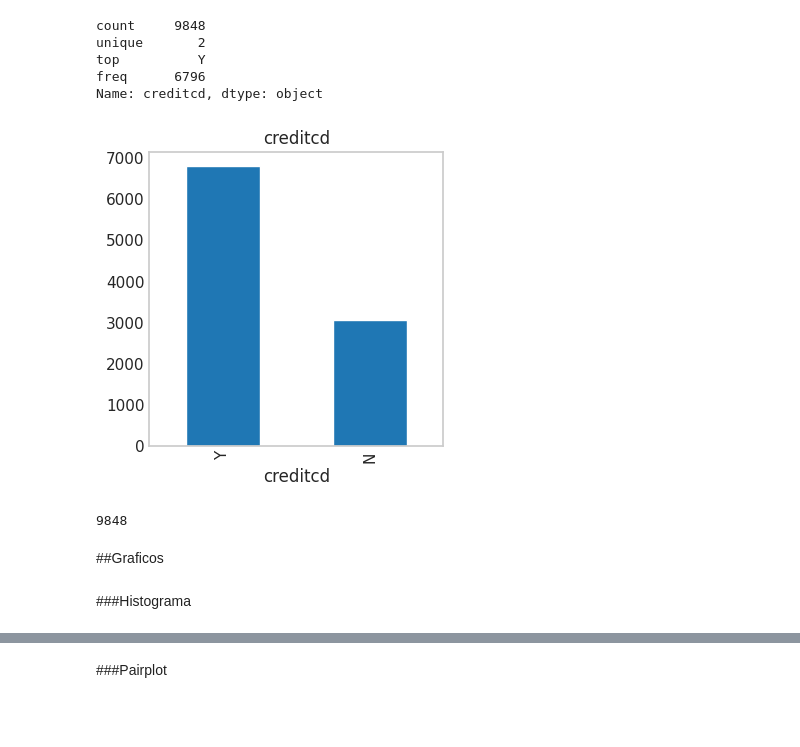
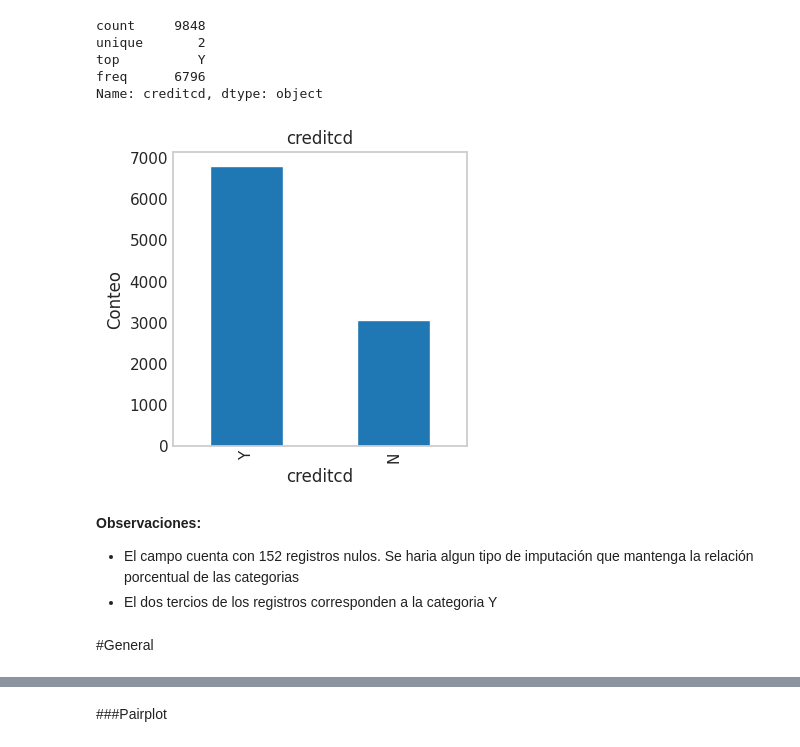
Before and after one commit to mgomez270/MLGuia1, a Jupyter notebook: Relación_Minutos.ipynb, the cells around one changed output, grey strips where cells are left out. Saved outputs shown, nothing was run; the diff lists cells and outputs as text; code cells hidden in the pictures; blank space fills up the shorter version.

```diff
--- a/Relación_Minutos.ipynb
+++ b/Relación_Minutos.ipynb
@@ -166,14 +189,15 @@ Name: creditcd, dtype: object
 # %%
 df['creditcd'].value_counts().plot(kind='bar',figsize=(3,3))
 plt.title('creditcd')
+plt.ylabel('conteo')
 plt.show()
 # %% [output]
-[figure, old version]
+[figure, new version]
-# %%
-df['creditcd'].count()
-# %% [output]
-9848
+# %% [markdown]
+**Observaciones:**
+
+
+*   El campo cuenta con 152 registros nulos. Se haria algun tipo de imputación que mantenga la relación porcentual de las categorias
+*   El dos tercios de los registros corresponden a la categoria Y
 # %% [markdown]
-##Graficos
+#General
-# %% [markdown]
-###Histograma
```
Also changed, not shown: parts of 18 cells of this notebook.
